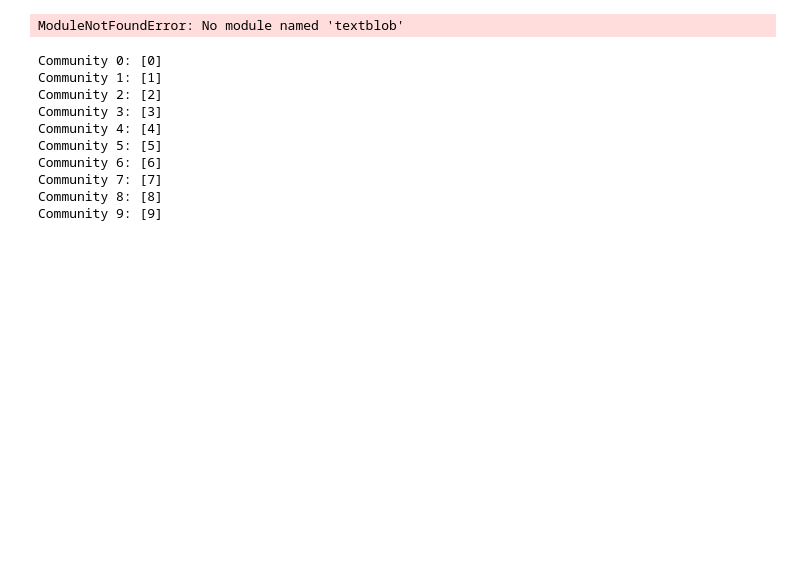
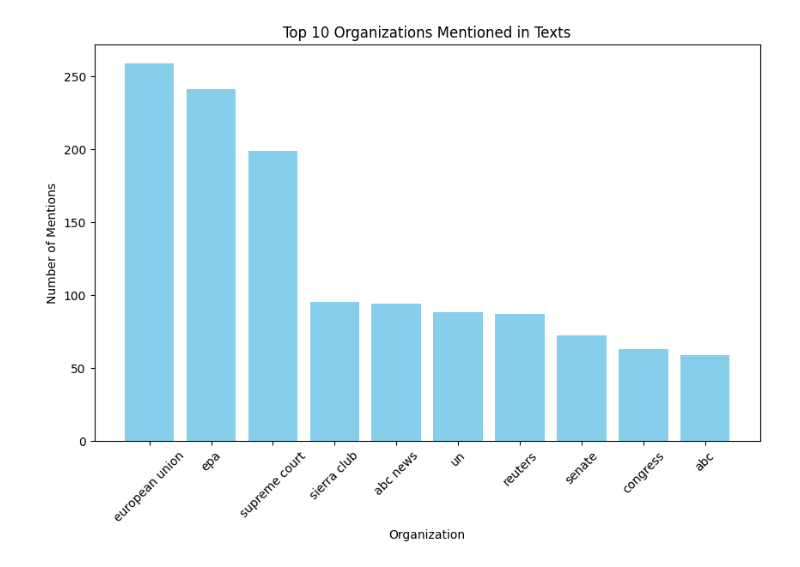
Before and after one commit to malzl/coalwire_textmining, a Jupyter notebook: loader_w_eda.ipynb, the cells around one changed output. Drawn from its saved outputs; the diff is of its cells as text; code cells hidden in the pictures; blank space fills up the shorter version.

Commit message:
topic analyses over the years

```diff
--- a/loader_w_eda.ipynb
+++ b/loader_w_eda.ipynb
@@ -228,15 +72,0 @@ year
-# %%
-from textblob import TextBlob
-
-# Function to calculate sentiment
-def calculate_sentiment(text):
-    return TextBlob(text).sentiment.polarity
-
-# Calculate sentiment for each newsletter
-df['sentiment'] = [calculate_sentiment(text) for text in cleaned_texts]
-
-# Analyze sentiment trends
-sentiment_trends = df.groupby('year')['sentiment'].mean()
-print(sentiment_trends)
-# %% [output]
-ModuleNotFoundError: No module named 'textblob'
@@ -253,28 +72,0 @@ for combination in topic_combinations:
-# %%
-import networkx as nx
-
-G = nx.from_pandas_adjacency(co_occurrence_matrix)
-
-# Girvan-Newman method
-from networkx.algorithms.community import girvan_newman
-
-communities_generator = girvan_newman(G)
-top_level_communities = next(communities_generator)
-
-# Convert communities to a more readable format
-communities = [list(community) for community in top_level_communities]
-
-# Print out the communities
-for i, community in enumerate(communities):
-    print(f"Community {i}: {community}")
-# %% [output]
-Community 0: [0]
-Community 1: [1]
-Community 2: [2]
-Community 3: [3]
-Community 4: [4]
-Community 5: [5]
-Community 6: [6]
-Community 7: [7]
-Community 8: [8]
-Community 9: [9]
@@ -298,0 +73,24 @@ plt.show()
+# %%
+# Extracting named entities
+organization_mentions = Counter()
+
+for doc in cleaned_texts:
+    spacy_doc = nlp(doc)
+    for ent in spacy_doc.ents:
+        if ent.label_ == "ORG":  # ORG stands for organizations
+            organization_mentions[ent.text] += 1
+
+# Get the most common organizations
+most_common_organizations = organization_mentions.most_common(10)
+
+# Plotting the results
+organizations, counts = zip(*most_common_organizations)
+plt.figure(figsize=(10, 6))
+plt.bar(organizations, counts, color='skyblue')
+plt.xlabel('Organization')
+plt.ylabel('Number of Mentions')
+plt.title('Top 10 Organizations Mentioned in Texts')
+plt.xticks(rotation=45)
+plt.show()
+# %% [output]
+[figure, added]
```
Also changed, not shown: parts of 8 cells of this notebook, 1 other file.
